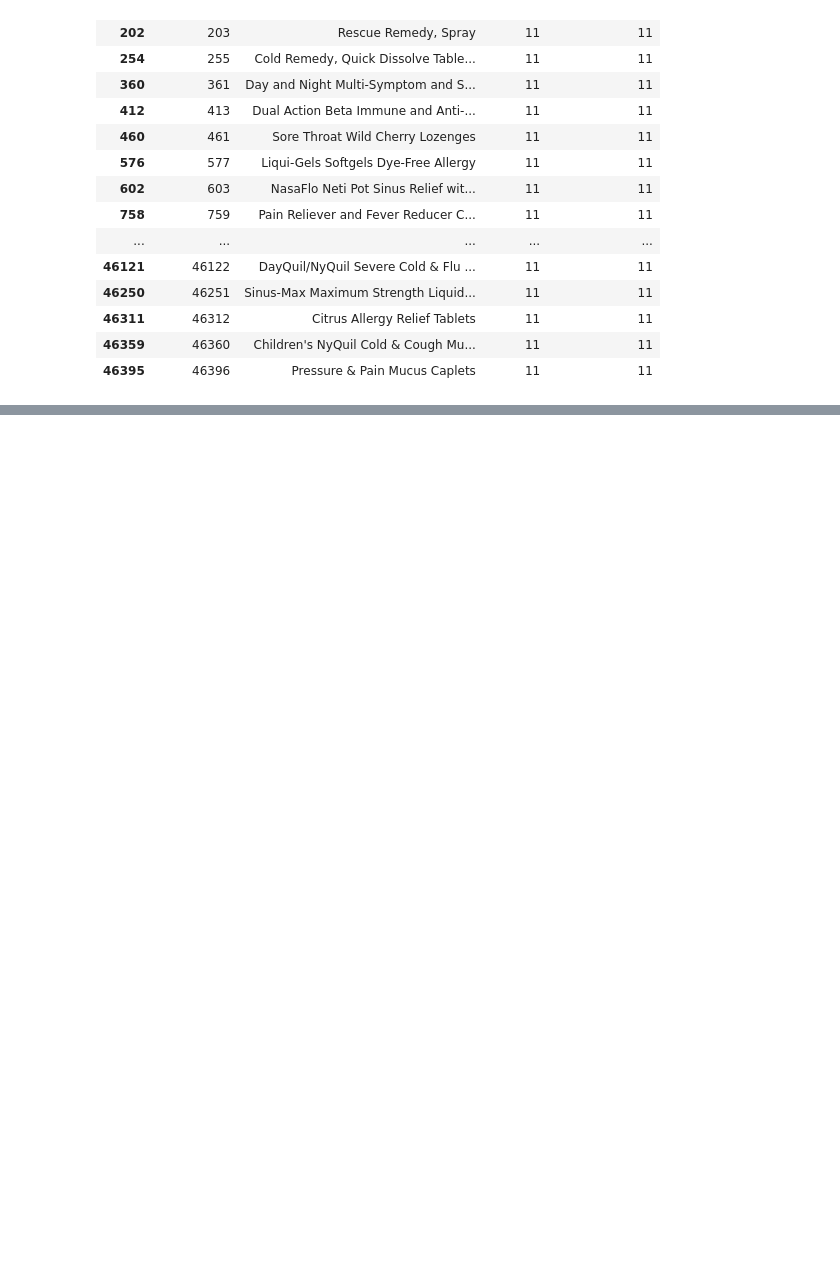
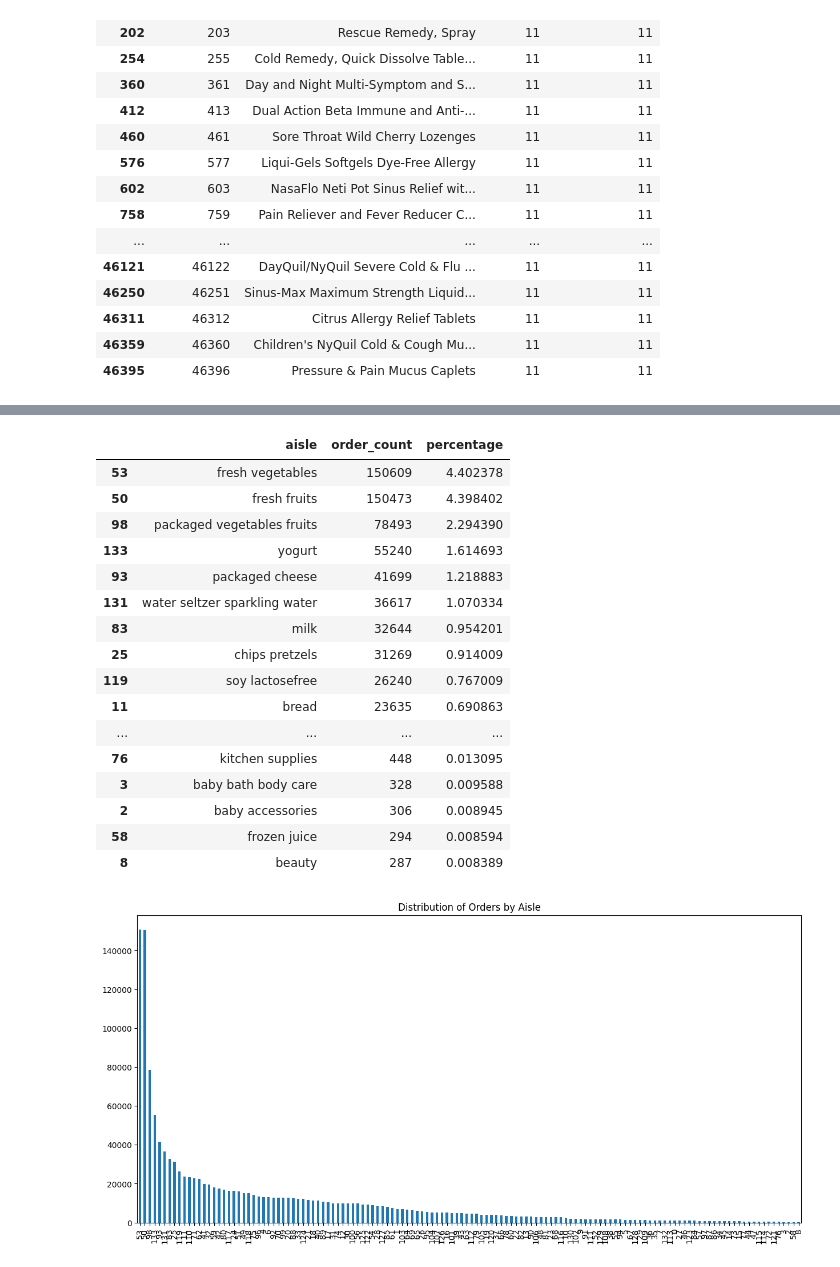
Before and after one commit to PorfirioTavira/comp541Proj, a Jupyter notebook: 541_Project.ipynb, the cells around one changed output, grey strips where cells are left out. Cells and saved outputs as stored; diff of their text form; code cells hidden in the pictures; blank space fills up the shorter version.

```diff
--- a/541_Project.ipynb
+++ b/541_Project.ipynb
@@ -336,0 +377,45 @@ display(df_top_100_aisle_11)
+# %%
+# Merge the DataFrames
+merged_df = df_order_products_train.merge(df_products[['product_id', 'aisle_id']], on='product_id', how='left')
+merged_df = merged_df.merge(df_aisles[['aisle_id', 'aisle']], on='aisle_id', how='left')
+
+# Group by aisle and count orders
+aisle_orders = merged_df.groupby('aisle')['order_id'].count().reset_index()
+
+# Rename columns for better understanding
+aisle_orders.rename(columns={'order_id': 'order_count'}, inplace=True)
+
+# Sort by order count in descending order
+aisle_orders = aisle_orders.sort_values(by=['order_count'], ascending=False)
+
+# Display the DataFrame
+
+
+#Show distribution of orders by aisle
+aisle_orders['order_count'].plot(kind='bar', figsize=(15, 7), title='Distribution of Orders by Aisle')
+
+#Give percentage of orders by aisle
+
+#Get the total number of orders
+total_orders = df_orders['order_id'].nunique()
+aisle_orders['percentage'] = (aisle_orders['order_count'] / total_orders) * 100
+display(aisle_orders)
+# %% [output]
+|  | aisle | order_count | percentage |
+| 53 | fresh vegetables | 150609 | 4.402378 |
+| 50 | fresh fruits | 150473 | 4.398402 |
+| 98 | packaged vegetables fruits | 78493 | 2.294390 |
+| 133 | yogurt | 55240 | 1.614693 |
+| 93 | packaged cheese | 41699 | 1.218883 |
+| 131 | water seltzer sparkling water | 36617 | 1.070334 |
+| 83 | milk | 32644 | 0.954201 |
+| 25 | chips pretzels | 31269 | 0.914009 |
+| 119 | soy lactosefree | 26240 | 0.767009 |
+| 11 | bread | 23635 | 0.690863 |
+| ... | ... | ... | ... |
+| 76 | kitchen supplies | 448 | 0.013095 |
+| 3 | baby bath body care | 328 | 0.009588 |
+| 2 | baby accessories | 306 | 0.008945 |
+| 58 | frozen juice | 294 | 0.008594 |
+| 8 | beauty | 287 | 0.008389 |
+[figure, added]
```
Also changed, not shown: parts of 28 cells of this notebook, 2 other files.
